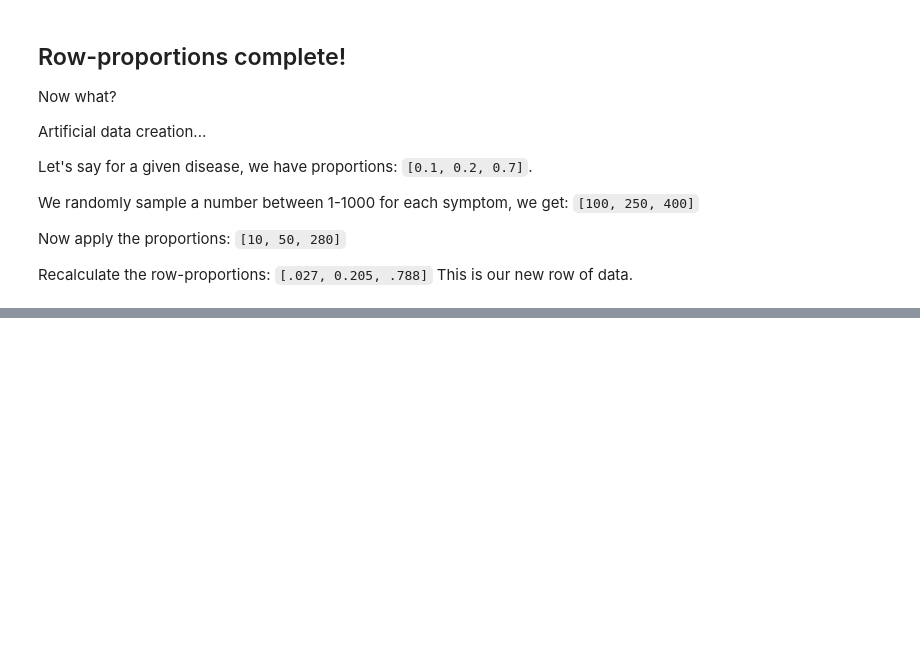
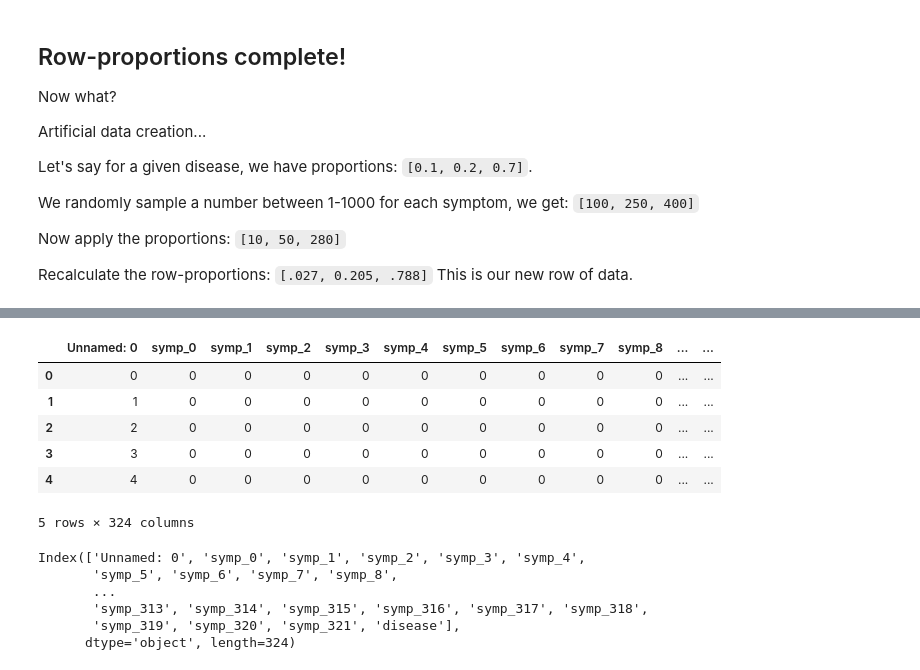
Before and after one commit to jeethpawar/disease-classifier-workbook, a Jupyter notebook: Disease-Symptom Dataset.ipynb, the cells around one changed output, grey strips where cells are left out. Cells and saved outputs as stored; diff of their text form; code cells hidden in the pictures; blank space fills up the shorter version.

```diff
--- a/Disease-Symptom Dataset.ipynb
+++ b/Disease-Symptom Dataset.ipynb
@@ -376,0 +429,19 @@ multi_thread(len(big_data), 5, apply_artificial_data)
+# %%
+big_data.head()
+# %% [output]
+|  | Unnamed: 0 | symp_0 | symp_1 | symp_2 | symp_3 | symp_4 | symp_5 | symp_6 | symp_7 | symp_8 | ... | ... |
+| 0 | 0 | 0 | 0 | 0 | 0 | 0 | 0 | 0 | 0 | 0 | ... | ... |
+| 1 | 1 | 0 | 0 | 0 | 0 | 0 | 0 | 0 | 0 | 0 | ... | ... |
+| 2 | 2 | 0 | 0 | 0 | 0 | 0 | 0 | 0 | 0 | 0 | ... | ... |
+| 3 | 3 | 0 | 0 | 0 | 0 | 0 | 0 | 0 | 0 | 0 | ... | ... |
+| 4 | 4 | 0 | 0 | 0 | 0 | 0 | 0 | 0 | 0 | 0 | ... | ... |
+5 rows × 324 columns
+# %%
+big_data.columns
+# %% [output]
+Index(['Unnamed: 0', 'symp_0', 'symp_1', 'symp_2', 'symp_3', 'symp_4',
+       'symp_5', 'symp_6', 'symp_7', 'symp_8',
+       ...
+       'symp_313', 'symp_314', 'symp_315', 'symp_316', 'symp_317', 'symp_318',
+       'symp_319', 'symp_320', 'symp_321', 'disease'],
+      dtype='object', length=324)
```
Also changed, not shown: parts of 15 cells of this notebook.
